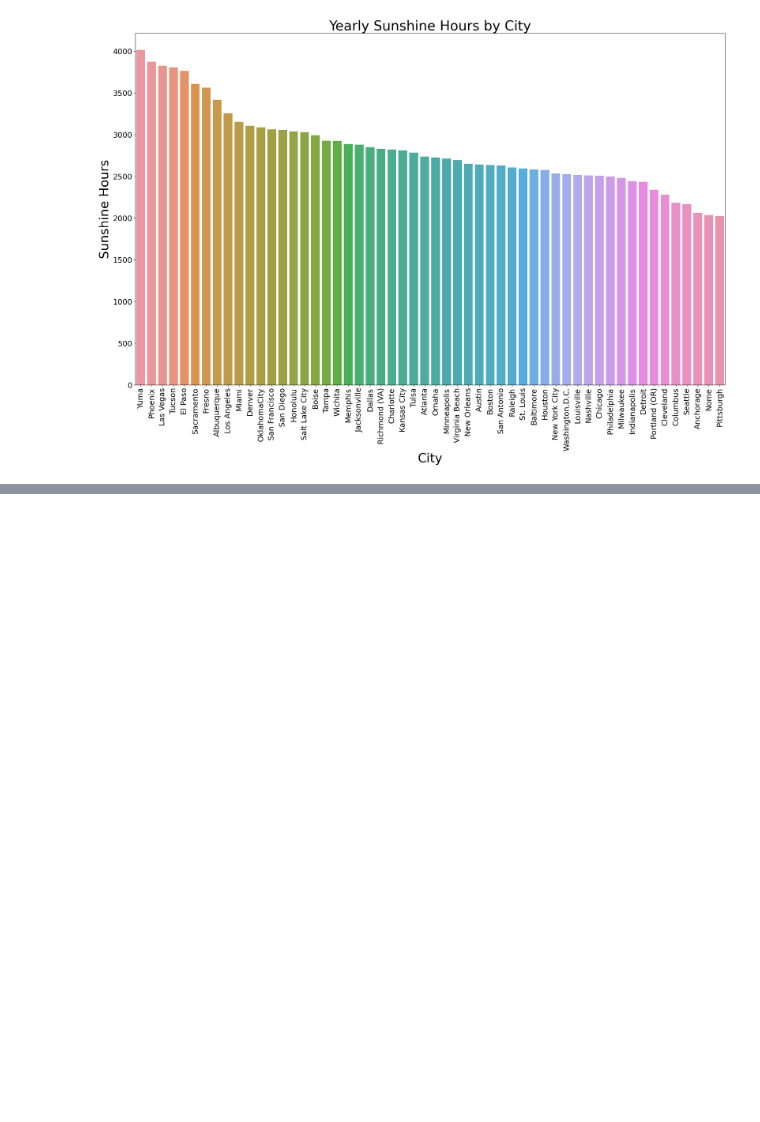
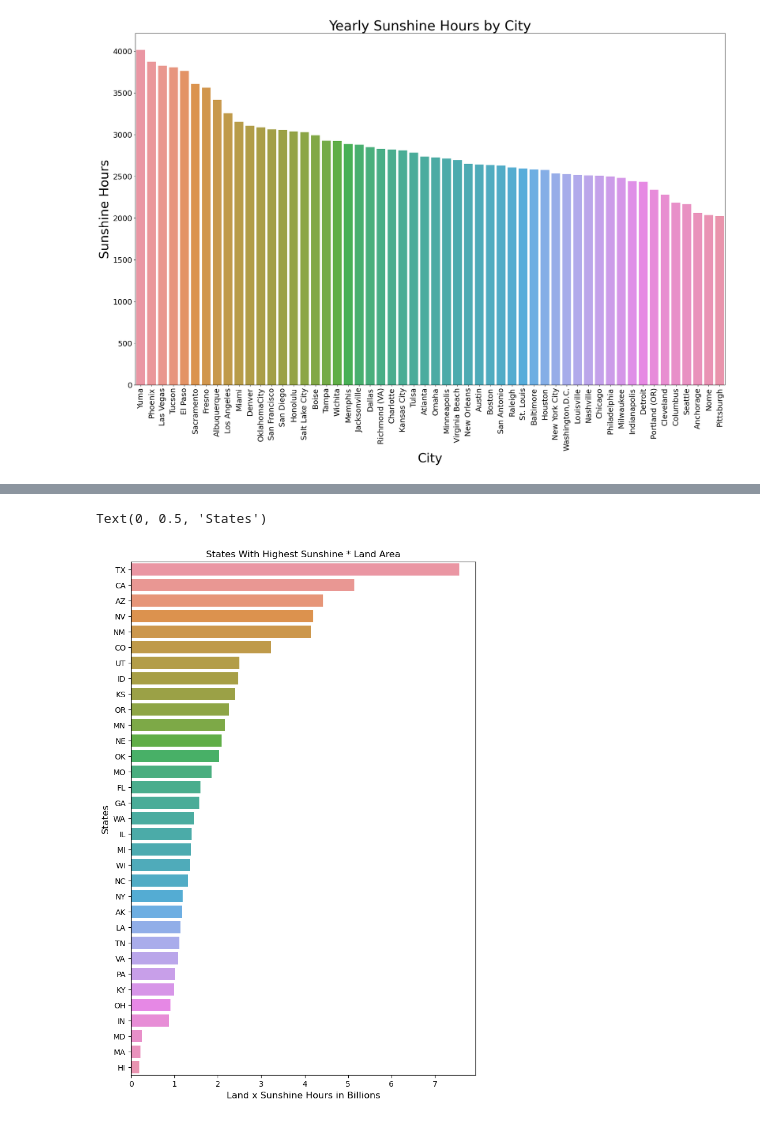
Before and after one commit to mainfranco/Capstone2, a Jupyter notebook: Capstone 2.ipynb, the cells around one changed output, grey strips where cells are left out. Cells and saved outputs as stored; diff of their text form; code cells hidden in the pictures; blank space fills up the shorter version.

```diff
--- a/Capstone 2.ipynb
+++ b/Capstone 2.ipynb
@@ -789,0 +790,2 @@ total_sunshine_hours_city.sort_values(by='total sunshine hours', ascending=False
+# %%
+sun_land = sunshine_and_land_area['Sun:Land Ratio']
@@ -789,0 +823,10 @@ total_sunshine_hours_city.sort_values(by='total sunshine hours', ascending=False
+# %%
+plt.figure(figsize=(8,12))
+plt.title('States With Highest Sunshine * Land Area')
+
+sns.barplot(data=sunshine_and_land_area,x='Sun:Land Ratio',y='State')
+plt.xlabel('Land x Sunshine Hours in Billions',size=12)
+plt.ylabel('States', size=12)
+# %% [output]
+Text(0, 0.5, 'States')
+[figure, added]
```
Also changed, not shown: parts of 93 cells of this notebook.
